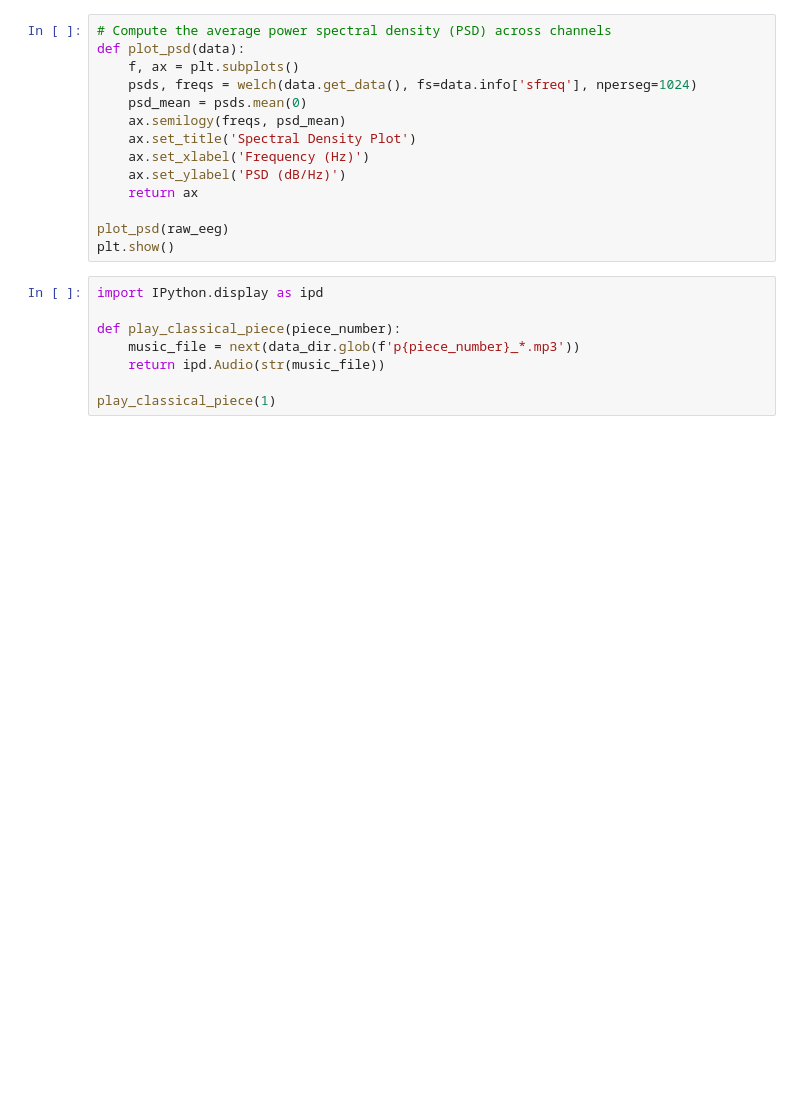
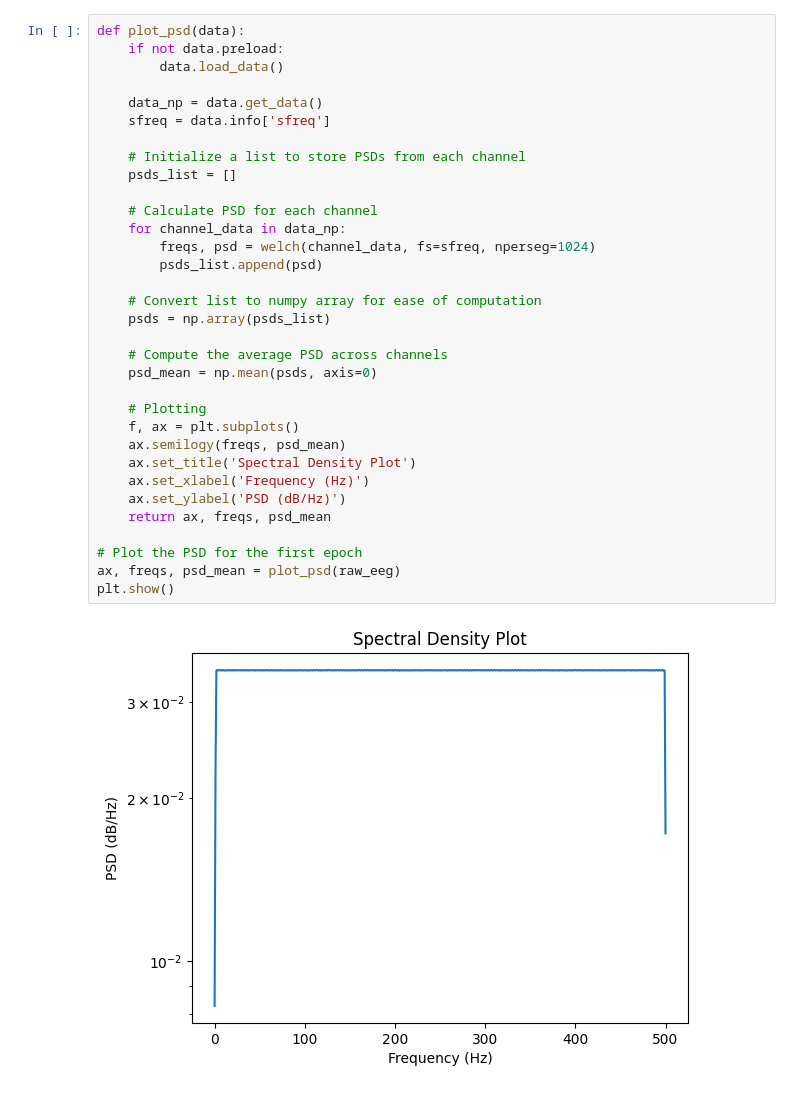
Before and after one commit to danielathome19/Pianoid-EEG-NN, a Jupyter notebook: main.ipynb, the cells around one changed output. Drawn from its saved outputs; the diff is of its cells as text; blank space fills up the shorter version.

```diff
--- a/main.ipynb
+++ b/main.ipynb
@@ -35,22 +172,35 @@ raw_eeg.plot(duration=60, n_channels=20)  # TODO: may need to modify
 # %%
-# Compute the average power spectral density (PSD) across channels
 def plot_psd(data):
+    if not data.preload:
+        data.load_data()
+
+    data_np = data.get_data()
+    sfreq = data.info['sfreq']
+
+    # Initialize a list to store PSDs from each channel
+    psds_list = []
+
+    # Calculate PSD for each channel
+    for channel_data in data_np:
+        freqs, psd = welch(channel_data, fs=sfreq, nperseg=1024)
+        psds_list.append(psd)
+
+    # Convert list to numpy array for ease of computation
+    psds = np.array(psds_list)
+
+    # Compute the average PSD across channels
+    psd_mean = np.mean(psds, axis=0)
+
+    # Plotting
     f, ax = plt.subplots()
-    psds, freqs = welch(data.get_data(), fs=data.info['sfreq'], nperseg=1024)
-    psd_mean = psds.mean(0)
     ax.semilogy(freqs, psd_mean)
     ax.set_title('Spectral Density Plot')
     ax.set_xlabel('Frequency (Hz)')
     ax.set_ylabel('PSD (dB/Hz)')
-    return ax
+    return ax, freqs, psd_mean
 
-plot_psd(raw_eeg)
+# Plot the PSD for the first epoch
+ax, freqs, psd_mean = plot_psd(raw_eeg)
 plt.show()
+# %% [output]
+[figure, added]
-# %%
-import IPython.display as ipd
-
-def play_classical_piece(piece_number):
-    music_file = next(data_dir.glob(f'p{piece_number}_*.mp3'))
-    return ipd.Audio(str(music_file))
-
-play_classical_piece(1)
```
Also changed, not shown: parts of 13 cells of this notebook, 24 other files.
